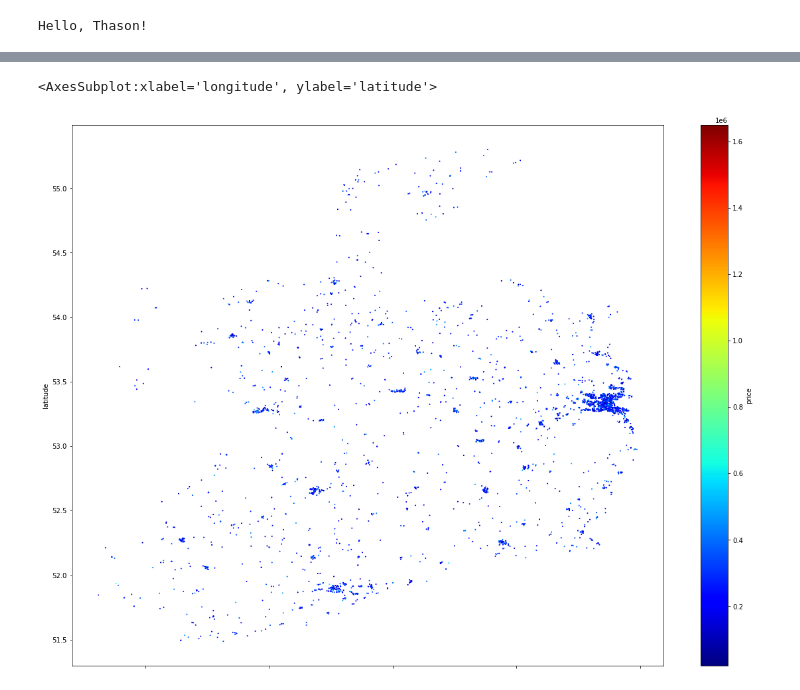
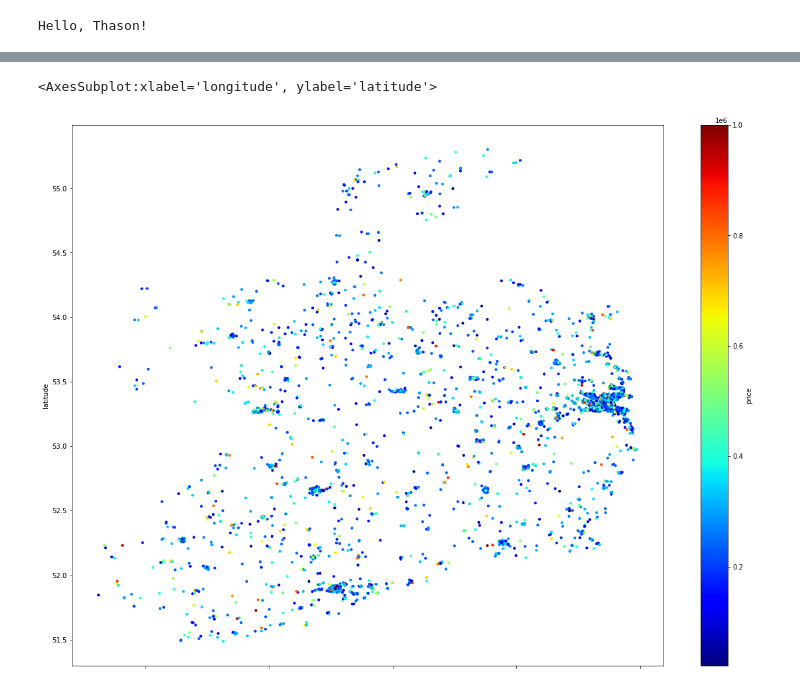
Before and after one commit to McKillenJason/congenial-happiness, a Jupyter notebook: StartingPoint.ipynb, the cells around one changed output, grey strips where cells are left out. Saved outputs shown, nothing was run; the diff lists cells and outputs as text; code cells hidden in the pictures.

```diff
--- a/StartingPoint.ipynb
+++ b/StartingPoint.ipynb
@@ -77,3 +79,15 @@ for i in housing['price']:
+# %%
+# Removes all houses above the specified max number of bathrooms threshold
+housing.drop(housing[housing.numBathrooms > max_bathrooms].index, inplace=True)
+# %%
+# Removes all houses above the specified max number of bedrooms threshold
+housing.drop(housing[housing.numBedrooms > max_bedrooms].index, inplace=True)
+# %%
+# Removes all houses outside the specified longitude range
+housing.drop(housing[(housing.longitude > max_longitude) | (housing.longitude < min_longitude)].index, inplace=True)
+# %%
+# Removes all houses outside the specified latitude range
+housing.drop(housing[(housing.latitude > max_latitude) | (housing.latitude < min_latitude)].index, inplace=True)
 # %%
 %matplotlib inline
 housing.hist(bins=50, figsize=(20,15))
@@ -84,10 +98,10 @@ plt.show()
 from sklearn.model_selection import train_test_split
 train_set, test_set = train_test_split(housing, test_size=0.2, random_state=42)
 # %%
-housing.plot(kind='scatter', x='longitude', y='latitude', c="price", cmap=plt.get_cmap('jet'), colorbar=True, figsize=(20, 15), s=1)
+housing.plot(kind='scatter', x='longitude', y='latitude', c="price", cmap=plt.get_cmap('jet'), colorbar=True, figsize=(20, 15), s=10)
 # %% [output]
 <AxesSubplot:xlabel='longitude', ylabel='latitude'>
-[figure, old version]
+[figure, new version]
 # %%
 corr_matrix = housing.corr()
 # %%
```
Also changed, not shown: parts of 9 cells of this notebook.
